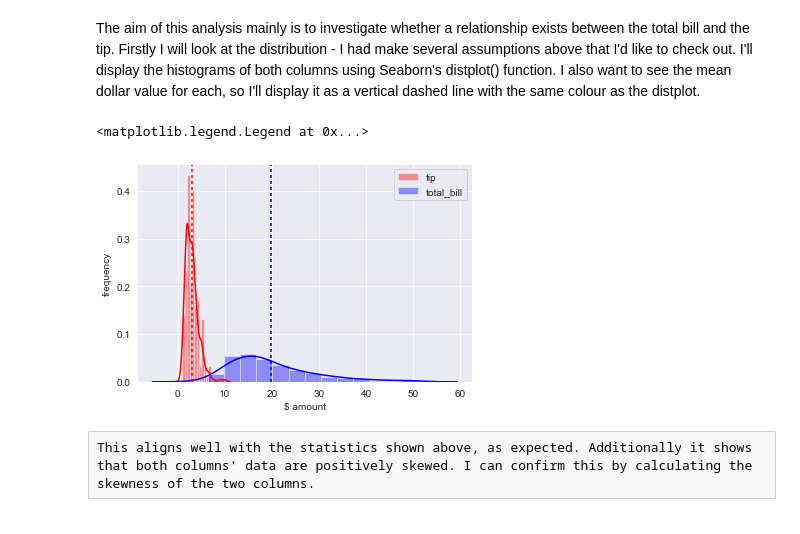
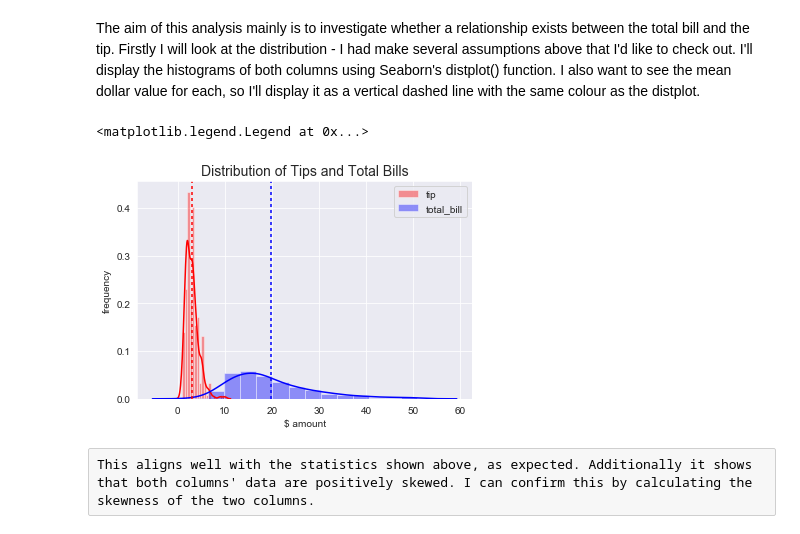
Before and after one commit to Pmcg1/FoDA_Project_2019, a Jupyter notebook: FoDA_Assessment_2019.ipynb, the cells around one changed output. Saved outputs shown, nothing was run; the diff lists cells and outputs as text; code cells hidden in the pictures.

Commit message:
added visualisations, tidied up overall notrbook, added jointplot, melted dataframe

```diff
--- a/FoDA_Assessment_2019.ipynb
+++ b/FoDA_Assessment_2019.ipynb
@@ -103,17 +119,19 @@ The aim of this analysis mainly is to investigate whether a relationship exists
 # %%
 # Visualising the distribution of the total_bill and tip columns
 sns.distplot(df['tip'], label = "tip", color = 'r')
 sns.distplot(df['total_bill'], label = "total_bill", color = 'b')
 #sns.distplot(df['size'], label = "size")
 plt.xlabel("$ amount")
 plt.ylabel("frequency")
 
 plt.axvline(x = np.mean(df['tip']), color = 'r', dashes=(2,2,2,2))
 plt.axvline(x = np.mean(df['total_bill']), color = 'b', dashes=(2,2,2,2))
+
+plt.title('Distribution of Tips and Total Bills', fontsize=14)
 plt.legend()
 # %% [output]
 <matplotlib.legend.Legend at 0x...>
-[figure, old version]
+[figure, new version]
 # %% [raw]
 This aligns well with the statistics shown above, as expected. Additionally it shows that both columns' data are positively skewed. I can confirm this by calculating the skewness of the two columns.
 # %%
```
Also changed, not shown: parts of 25 cells of this notebook.
